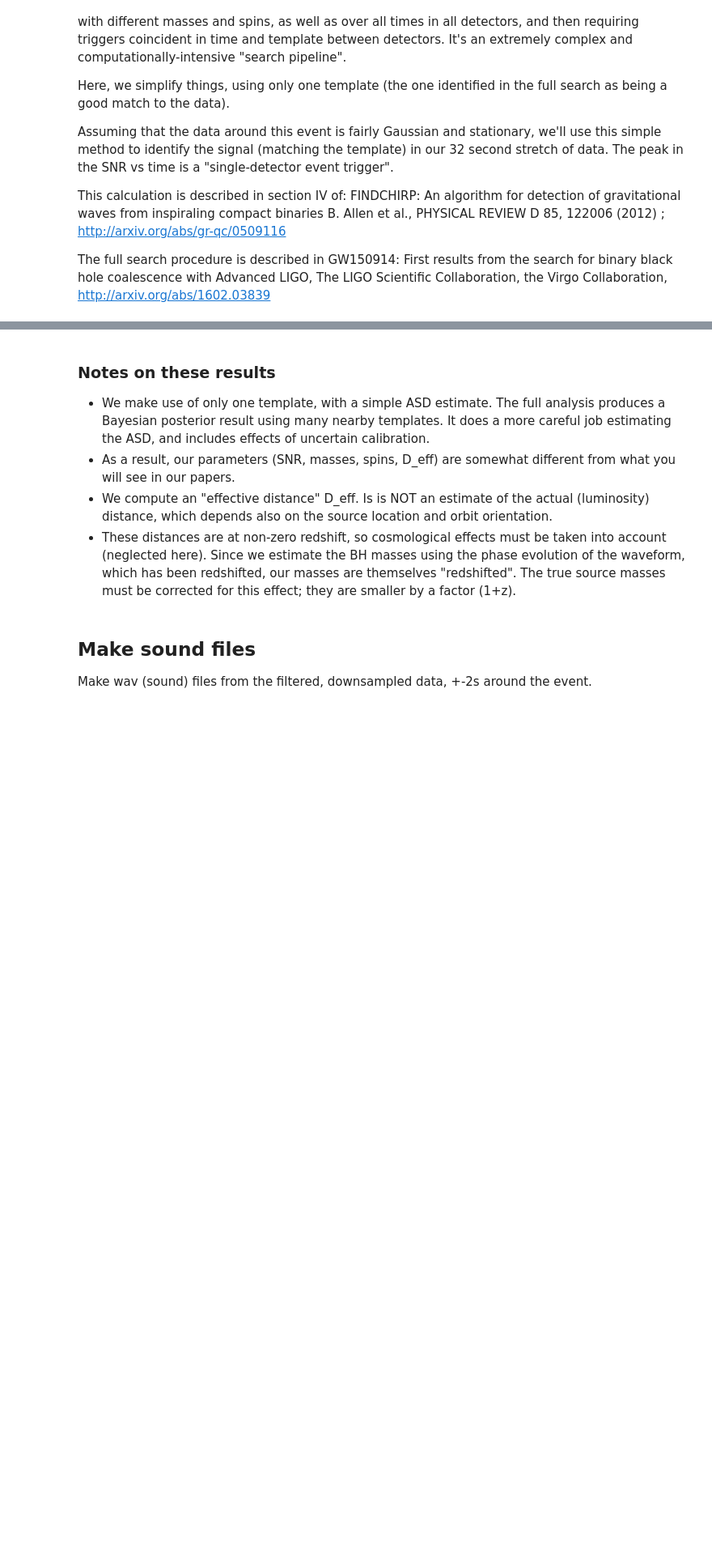
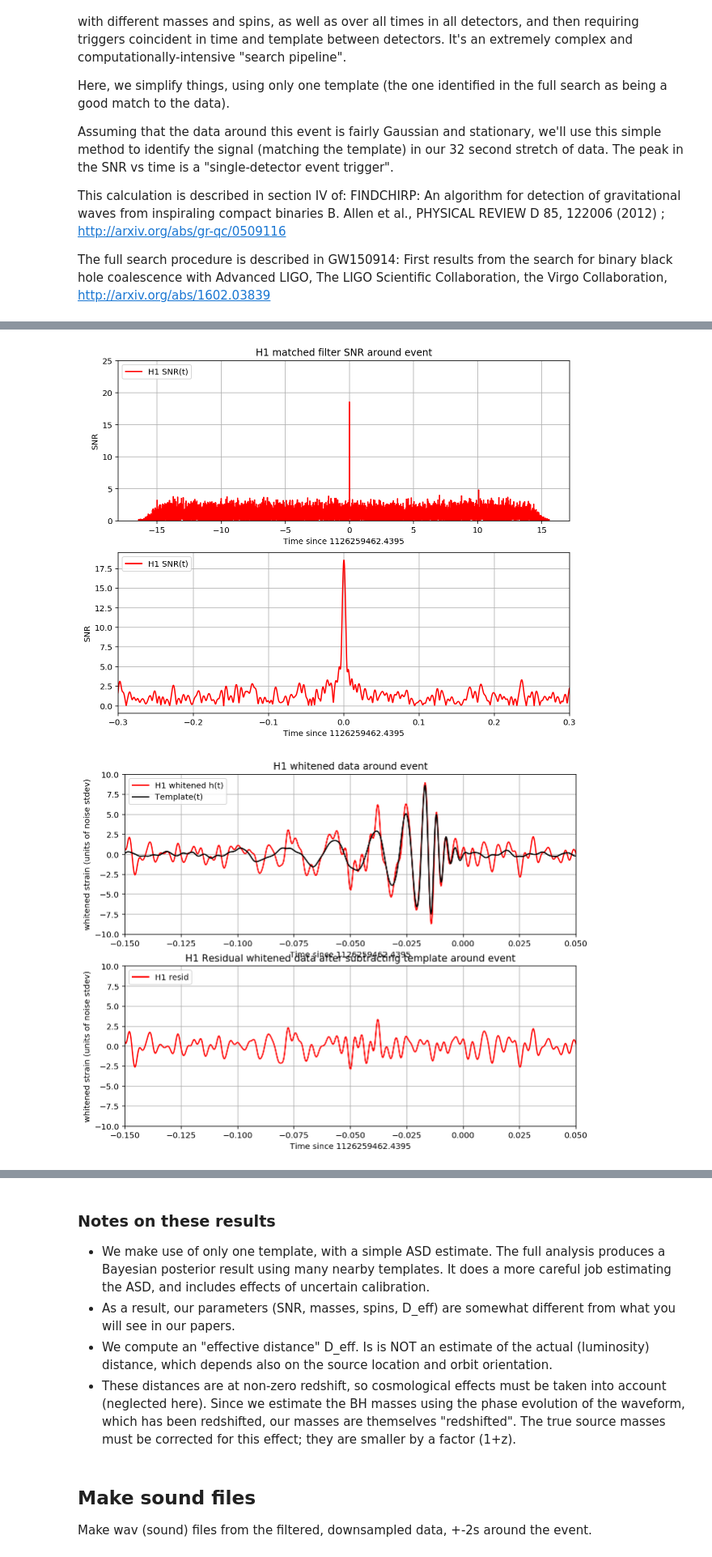
Before and after one commit to UCB-stat-159-s22/hw06-dickensn2005, a Jupyter notebook: index.ipynb, the cells around one changed output, grey strips where cells are left out. Shown at 81% size. Cells and saved outputs as stored; diff of their text form; code cells hidden in the pictures; blank space fills up the shorter version.

Commit message:
updated utils and index files

```diff
--- a/index.ipynb
+++ b/index.ipynb
@@ -726,7 +726,7 @@ for det in dets:
 
     if make_plots:
 
-        # plotting changes for the detectors:
+         # plotting changes for the detectors:
         if det is 'L1':
             pcolor='g'
             strain_whitenbp = strain_L1_whitenbp
@@ -736,11 +736,5 @@ for det in dets:
             strain_whitenbp = strain_H1_whitenbp
             template_H1 = template_match.copy()
 
-    from ligotools.utils import plot_H1_ASD_and_template_around_event,plot_H1_whitened_data_around_event,plot_H1_matched_filter_SNR_around_event
-
-    ut.plot_H1_ASD_and_template_around_event(time, timemax, SNR, pcolor, det, eventname, plottype)
-
-    ut.plot_H1_whitened_data_around_event(time, tevent, timemax, strain_whitenbp, pcolor, det, template_match, eventname, plottype
-
-    ut.plot_H1_matched_filter_SNR_around_event(time, timemax, SNR, pcolor, det, eventname, plottype)
+        ut.plot_H1_around_event_graphs(time, timemax, SNR, det, template_match, strain_whitenbp, tevent, template_fft, datafreq, d_eff, data_psd, freqs, fs, pcolor, plottype)
 # %% [output]
@@ -747,0 +743,2 @@ SyntaxError: invalid syntax (<ipython-input-40-c872673bdb03>, line 103)
+[figure, added]
+[figure, added]
```
Also changed, not shown: parts of 7 cells of this notebook, 3 other files.
